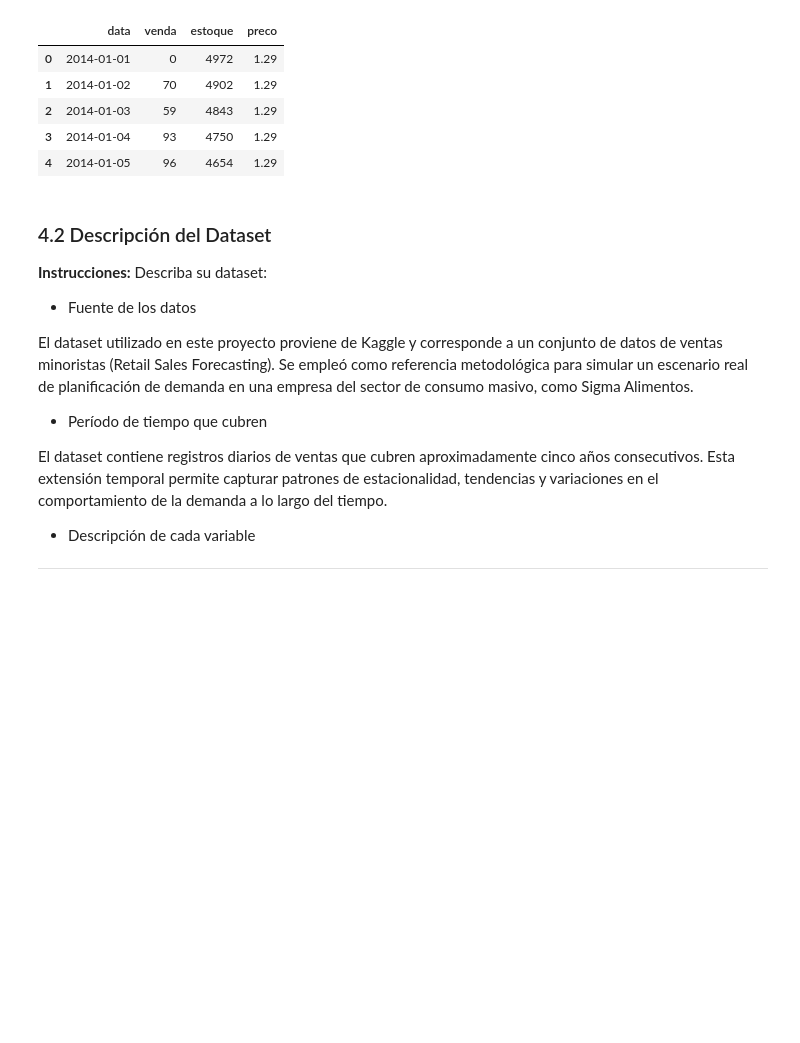
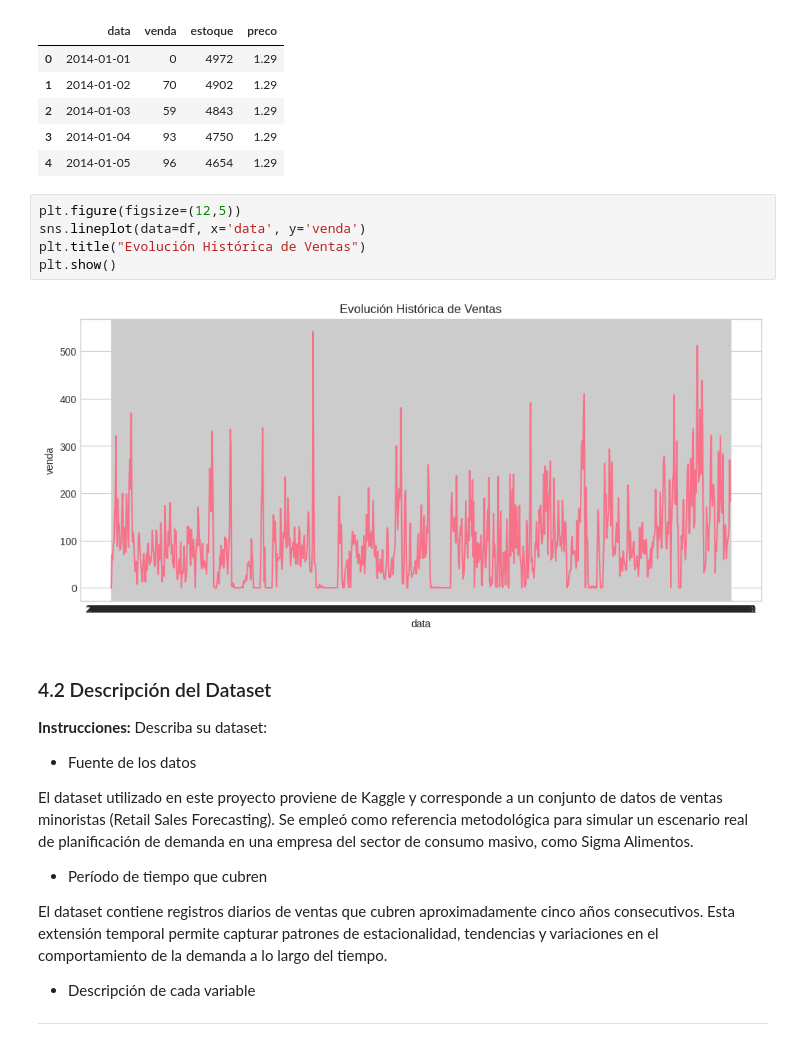
Before and after one commit to f1536106-dotcom/AML-Final-Yuyes-Vladimir, a Jupyter notebook: notebooks/final_project.ipynb, the cells around one changed output. Cells and saved outputs as stored; diff of their text form; blank space fills up the shorter version.

```diff
--- a/notebooks/final_project.ipynb
+++ b/notebooks/final_project.ipynb
@@ -275,6 +275,13 @@ df.head()
 | 2 | 2014-01-03 | 59 | 4843 | 1.29 |
 | 3 | 2014-01-04 | 93 | 4750 | 1.29 |
 | 4 | 2014-01-05 | 96 | 4654 | 1.29 |
+# %%
+plt.figure(figsize=(12,5))
+sns.lineplot(data=df, x='data', y='venda')
+plt.title("Evolución Histórica de Ventas")
+plt.show()
+# %% [output]
+[figure, added]
 # %% [markdown]
 ### 4.2 Descripción del Dataset
 
```
Also changed, not shown: parts of 39 cells of this notebook.
